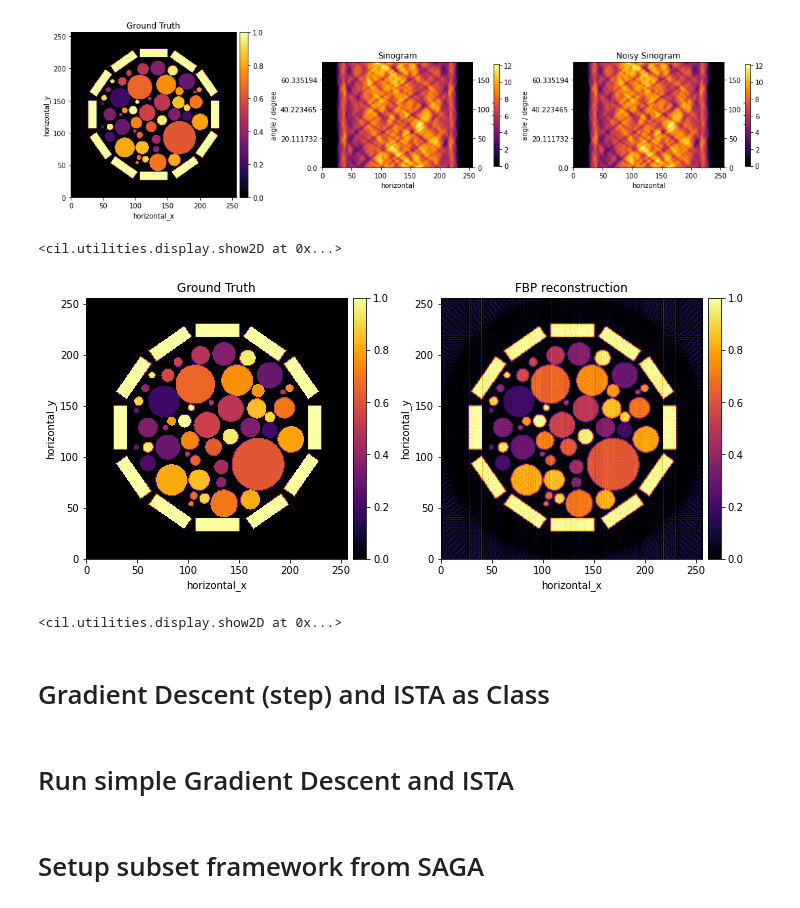
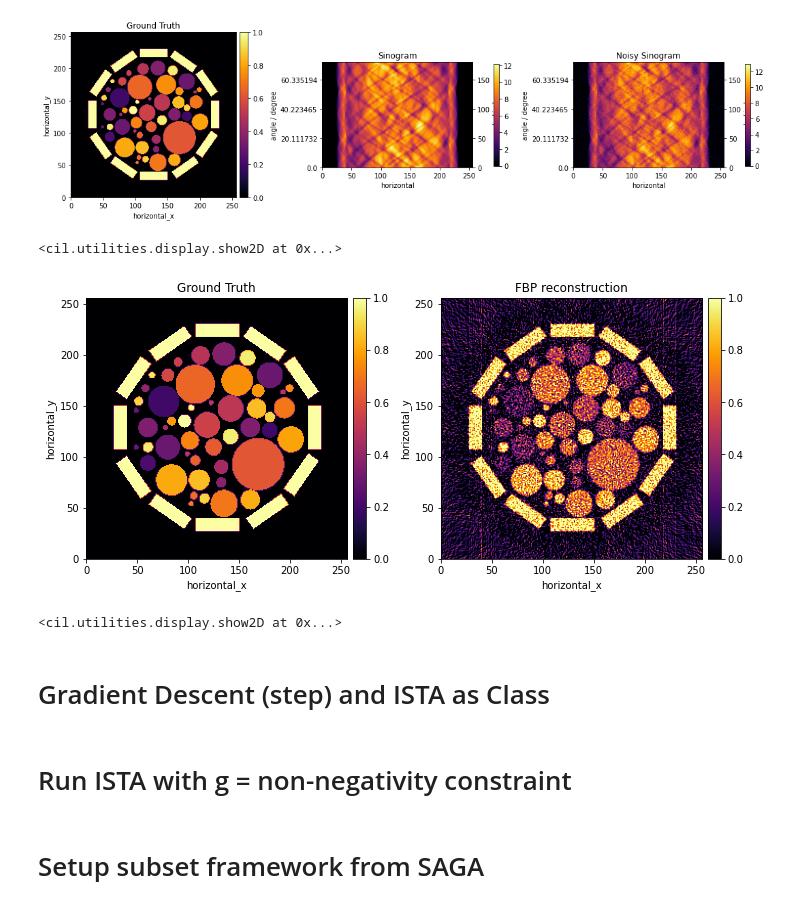
Before and after one commit to TomographicImaging/CIL, a Jupyter notebook: contrib/Example2.ipynb, the cells around one changed output. Saved outputs shown, nothing was run; the diff lists cells and outputs as text; code cells hidden in the pictures.

```diff
--- a/contrib/Example2.ipynb
+++ b/contrib/Example2.ipynb
@@ -46,25 +46,25 @@ phantom = TomoPhantom.get_ImageData(12, ig)
 # %%
 # Create projection operator using Astra-Toolbox. Available CPU/CPU
 A = ProjectionOperator(ig, ag, device = 'gpu')
 
 # Create an acqusition data (numerically)
 sino = A.direct(phantom)
 
 # Simulate Gaussian noise for the sinogram
 gaussian_var = 0.5
 gaussian_mean = 0
 
 n1 = np.random.normal(gaussian_mean, gaussian_var, size = ag.shape)
 
 noisy_sino = ag.allocate()
-# noisy_sino.fill(n1 + sino.array)
-# noisy_sino.array[noisy_sino.array<0]=0
-noisy_sino.fill(sino.array)
+noisy_sino.fill(n1 + sino.array)
+noisy_sino.array[noisy_sino.array<0]=0
+# noisy_sino.fill(sino.array)
 
 # Show numerical and noisy sinograms
 show2D([phantom, sino, noisy_sino], title = ['Ground Truth','Sinogram','Noisy Sinogram'], num_cols=3, cmap = 'inferno')
 # %% [output]
-[figure, old version]
+[figure, new version]
 <cil.utilities.display.show2D at 0x...>
 # %%
 # Setup and run the FBP algorithm
@@ -75,7 +75,7 @@ show2D([phantom, fbp_recon],
        title = ['Ground Truth','FBP reconstruction'],
        cmap = 'inferno', fix_range=(0,1.), size=(10,10))
 # %% [output]
-[figure, old version]
+[figure, new version]
 <cil.utilities.display.show2D at 0x...>
 # %% [markdown]
 # Gradient Descent (step) and ISTA as Class
@@ -160,6 +166,6 @@ class ISTA(Algorithm):
 
     def update_objective(self):
         self.loss.append(self.objective_function(self.x))
-# %% [markdown]
-# Run simple Gradient Descent and ISTA
+# %% [markdown]
+# Run ISTA with g = non-negativity constraint
 # %%
```
Also changed, not shown: parts of 20 cells of this notebook.
